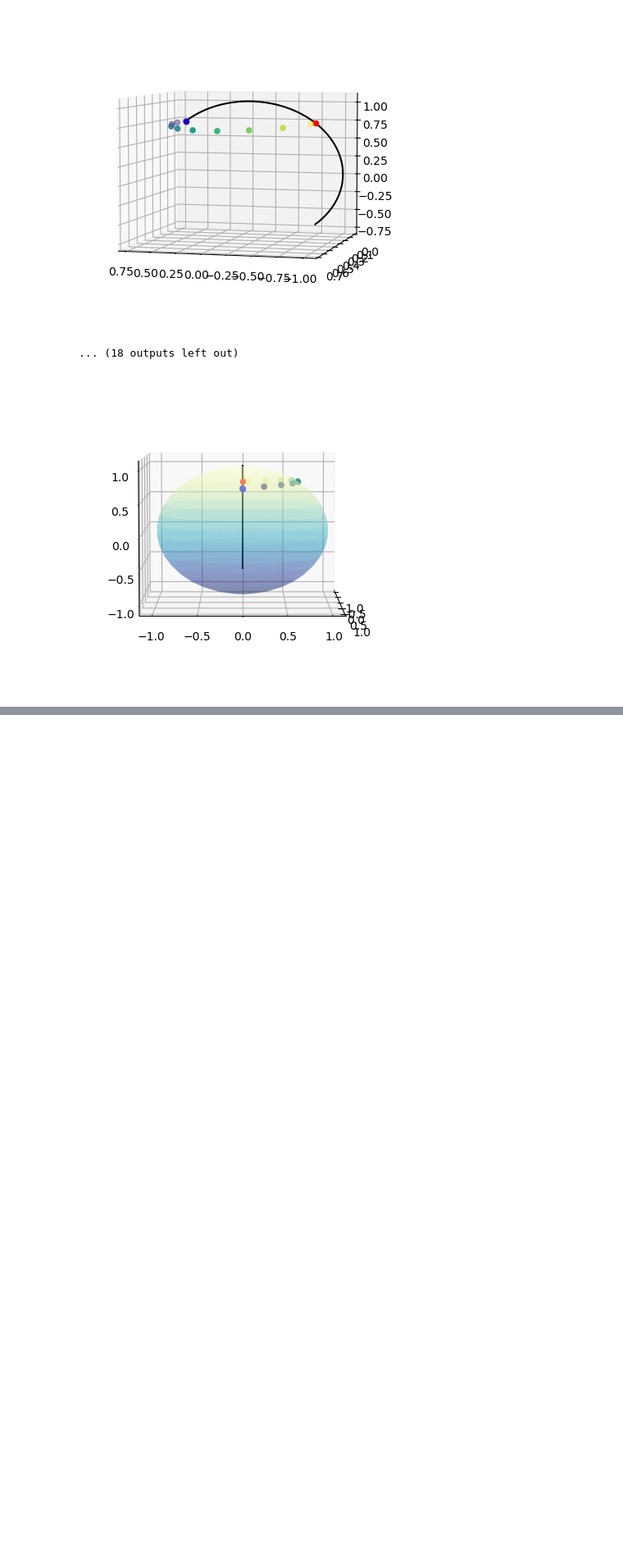
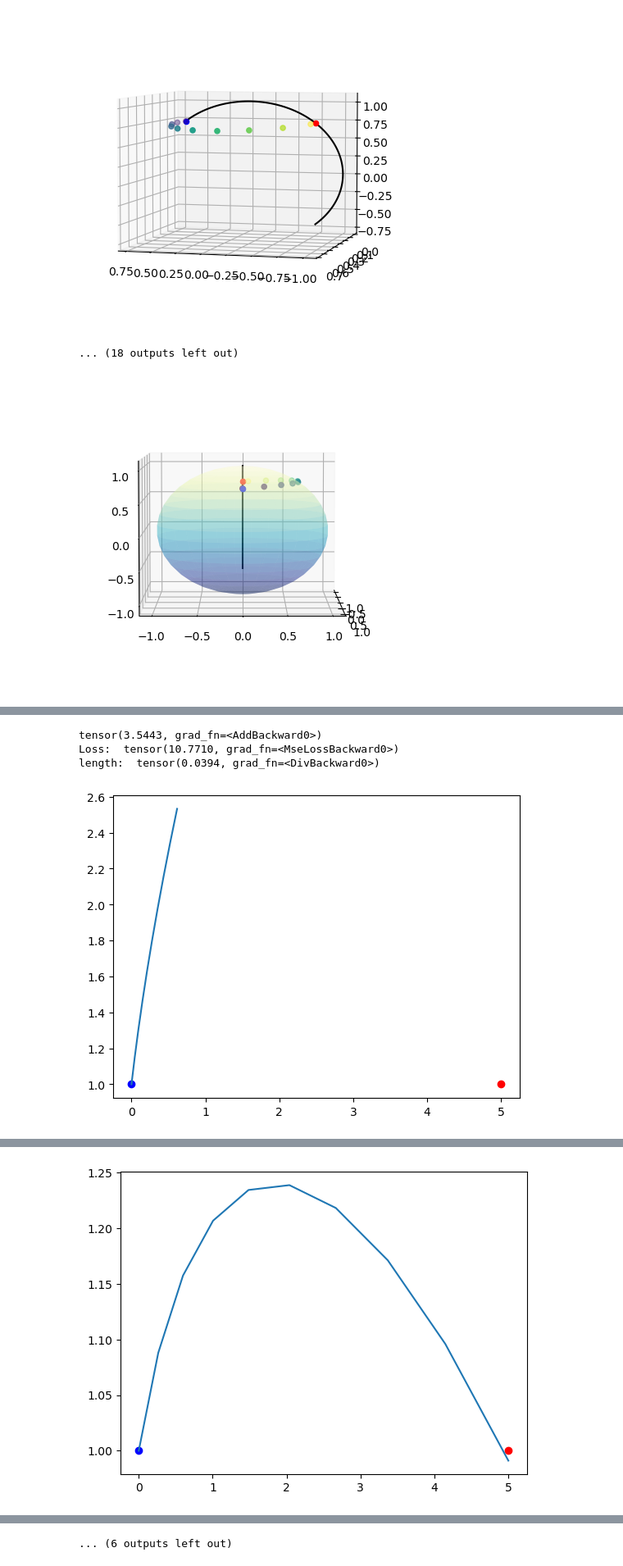
Before and after one commit to guillaumehu/phate_fim, a Jupyter notebook: notebooks/gh-fim-node.ipynb, the cells around one changed output, grey strips where cells are left out. Shown at 82% size. Cells and saved outputs as stored; diff of their text form; code cells hidden in the pictures; blank space fills up the shorter version.

Commit message:
cost in forward pass

```diff
--- a/notebooks/gh-fim-node.ipynb
+++ b/notebooks/gh-fim-node.ipynb
@@ -521,0 +537,19 @@ plt.show()
+# %%
+activation = "Identity" # Activation in between layers: Identity, LeakyReLU, ReLU, Tanh ...
+layers = [20,20,20]
+sqrt_metric = True
+fn_ode = ToyODE(2, layers, activation=activation, metric=fim_metric, sqrt_metric=sqrt_metric)
+neural_ode = NODE(fn_ode, method="rk4") #rk4, euler
+batch_size = 50
+noise_scale = 0.01
+# %%
+delta = 5.0
+end = delta
+x0 = torch.tensor([0.0,1.0]).view(1,2)
+x1 = torch.tensor([delta,1.0]).view(1,2)
+n_epochs = 1500
+pre_epochs = 200
+n_steps = 10
+optimizer = torch.optim.AdamW(params=neural_ode.parameters(), lr=0.001)
+#optimizer = torch.optim.SGD(params=neural_ode.parameters(), lr=0.0001)
+#optimizer = torch.optim.Adam(params=neural_ode.parameters(), lr=0.001)
@@ -521,0 +640,49 @@ plt.show()
+# %%
+#------------------------------
+# Without the hyperbolic metric.
+#------------------------------
+fn_ode = ToyODE(2, layers, activation=activation, metric=fim_metric, sqrt_metric=sqrt_metric)
+neural_ode = NODE(fn_ode, method="rk4") #rk4, euler
+optimizer = torch.optim.AdamW(params=neural_ode.parameters(), lr=0.001)
+#optimizer = torch.optim.SGD(params=neural_ode.parameters(), lr=0.0001)
+#optimizer = torch.optim.Adam(params=neural_ode.parameters(), lr=0.001)
+for epoch in range(n_epochs):
+    neural_ode.fn_ode.reset_cost()
+    optimizer.zero_grad()
+
+    noise = torch.randn((batch_size,x0.shape[1]))
+    batch0= x0 + noise_scale*noise
+    batch0 = torch.hstack((batch0,torch.ones((batch0.shape[0],1))))
+    noise = torch.randn((batch_size,x1.shape[1]))
+    batch1 = x1 + noise_scale*noise
+
+    path = neural_ode(batch0, n_steps, end_time=end)
+    trajectories = path[:,:,:-1]
+    cost = path[:,:,-1]
+    pred = trajectories[-1]
+
+    pred_loss = torch.nn.MSELoss()(pred, batch1)
+
+    cost = delta * neural_ode.fn_ode.cost/(batch_size*(n_steps-1))
+    print(neural_ode.fn_ode.cost)
+
+    loss = pred_loss
+    #loss = torch.mean((delta * sum(cost)/(n_steps-1))) # NO MSE
+
+    if epoch % 100 == 0:
+        print("Loss: ", loss)
+        print("length: ", cost)
+        path = neural_ode(torch.hstack((x0,torch.tensor([[0.0]]))), n_steps, end_time=end).detach()
+        traj = path[:,0,:-1]
+        plt.plot(traj.detach().numpy()[:,0],traj.detach().numpy()[:,1])
+        plt.scatter(x0[0,0],x0[0,1],c='blue')
+        plt.scatter(x1[0,0],x1[0,1],c='red')
+        plt.show()
+
+    loss.backward()
+    optimizer.step()
+# %% [output]
+tensor(3.5443, grad_fn=<AddBackward0>)
+Loss:  tensor(10.7710, grad_fn=<MseLossBackward0>)
+length:  tensor(0.0394, grad_fn=<DivBackward0>)
+[figure, added]
@@ -521,0 +706 @@ plt.show()
+[figure, added]
@@ -521,0 +779 @@ plt.show()
+... (6 outputs left out)
```
Also changed, not shown: parts of 6 cells of this notebook, 1 other file.
